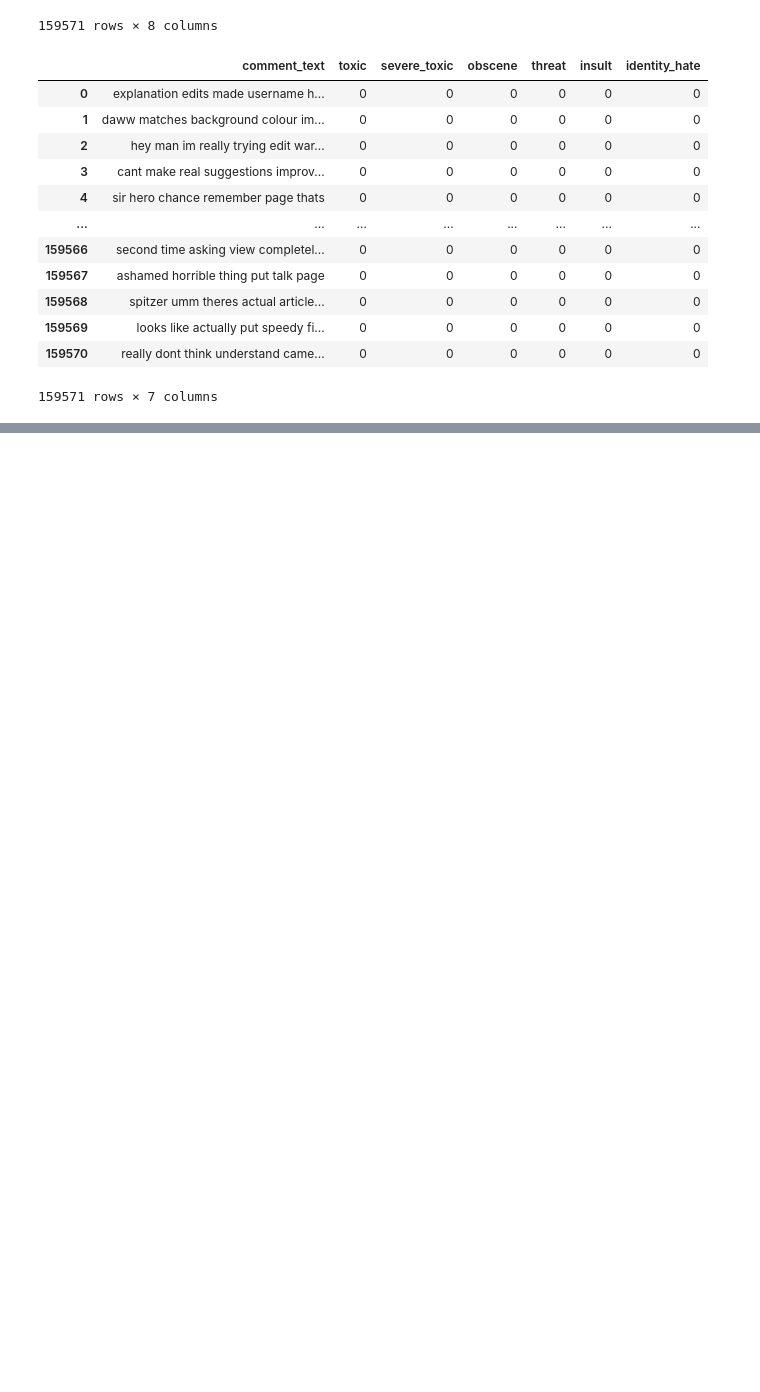
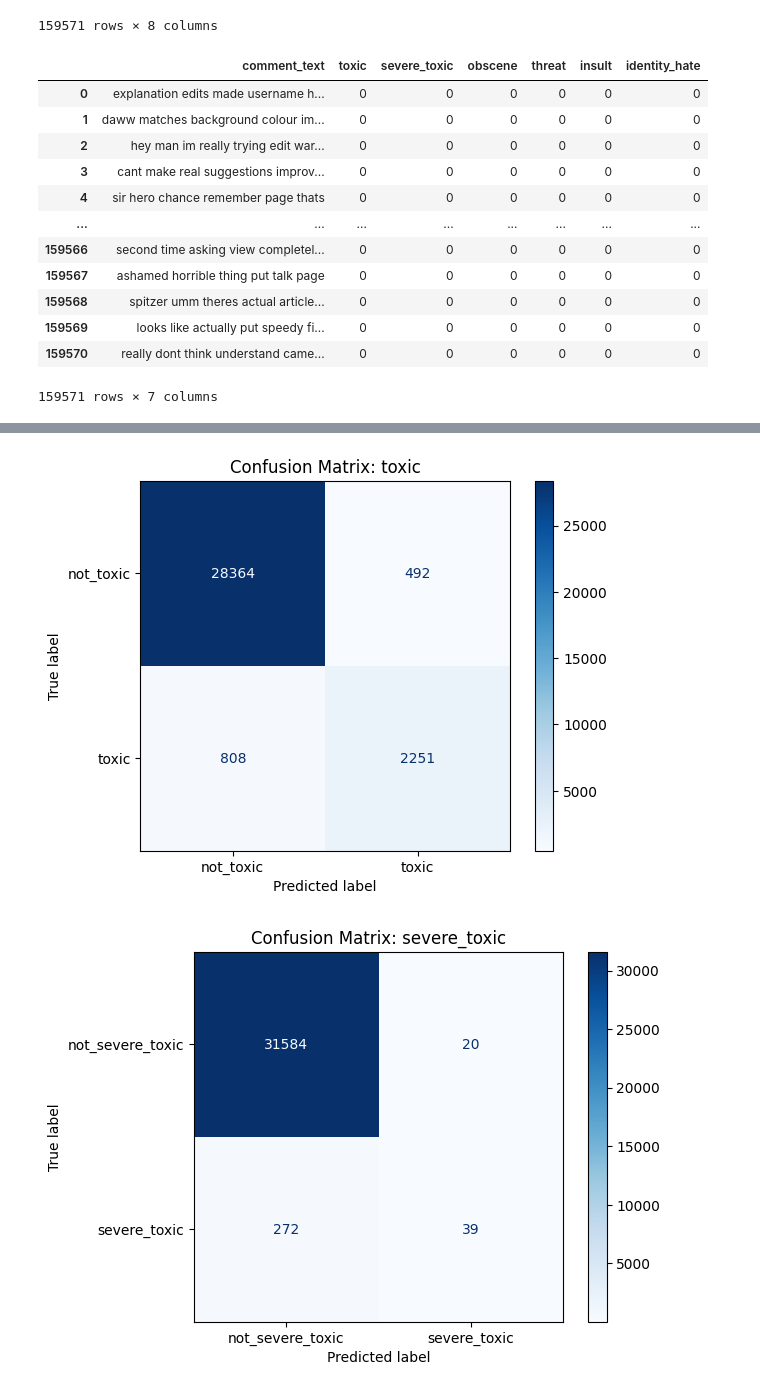
Before and after one commit to Bikram-ghuku/toxic_text_lstm, a Jupyter notebook: toxic_classifier.ipynb, the cells around one changed output, grey strips where cells are left out. Cells and saved outputs as stored; diff of their text form; code cells hidden in the pictures; blank space fills up the shorter version.

Commit message:
Kaggle Notebook | Toxic_notebook | Version 1

```diff
--- a/toxic_classifier.ipynb
+++ b/toxic_classifier.ipynb
@@ -248,0 +245,16 @@ Accuracy Score:  0.9150242832523892
+# %%
+import matplotlib.pyplot as plt
+from sklearn.metrics import confusion_matrix, ConfusionMatrixDisplay
+
+categories = ['toxic', 'severe_toxic', 'obscene', 'threat', 'insult', 'identity_hate']
+
+for i, category in enumerate(categories):
+    cm = confusion_matrix(y_true[:, i], y_pred[:, i])
+    disp = ConfusionMatrixDisplay(confusion_matrix=cm, display_labels=[f'not_{category}', category])
+    disp.plot(cmap='Blues', values_format='d')
+    plt.title(f'Confusion Matrix: {category}')
+    plt.grid(False)
+    plt.show()
+# %% [output]
+[figure, added]
+[figure, added]
```
Also changed, not shown: parts of 5 cells of this notebook.
